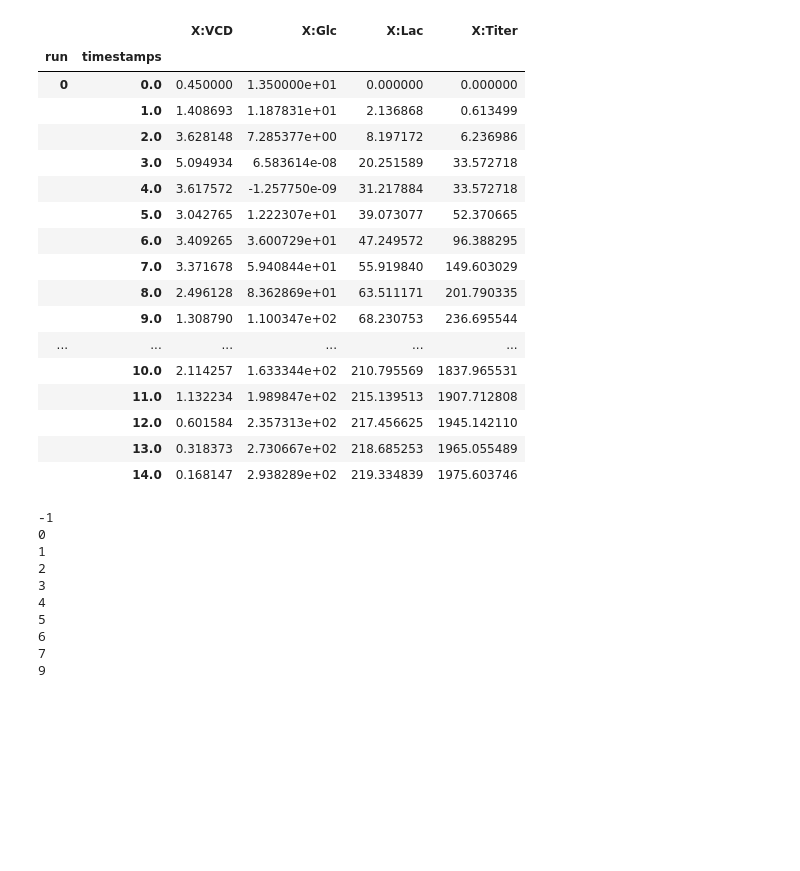
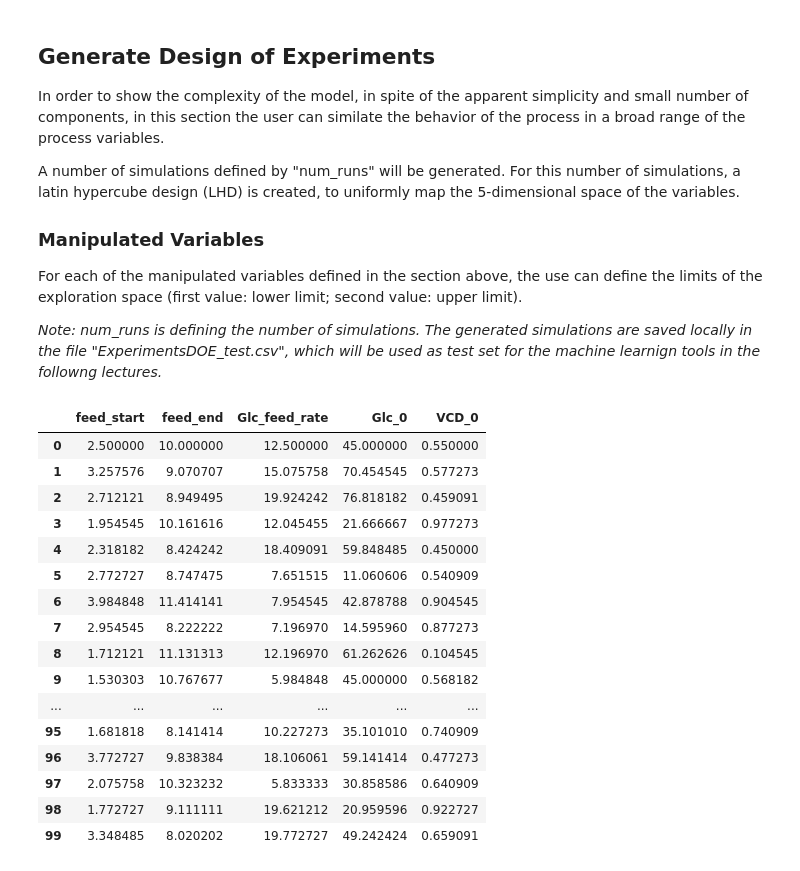
Before and after one commit to japolak/datahow-course-scripts, a Jupyter notebook: scripts/00_Process_Characterization.ipynb, the cells around one changed output. Saved outputs shown, nothing was run; the diff lists cells and outputs as text; code cells hidden in the pictures; blank space fills up the shorter version.

```diff
--- a/scripts/00_Process_Characterization.ipynb
+++ b/scripts/00_Process_Characterization.ipynb
@@ -100,3 +125,15 @@ For creating a DOE file, the following needs to be specified:
+# %% [markdown]
+## Generate Design of Experiments
+
+In order to show the complexity of the model, in spite of the apparent simplicity and small number of components, in this section the user can similate the behavior of the process in a broad range of the process variables.
+
+A number of simulations defined by "num_runs" will be generated. For this number of simulations, a latin hypercube design (LHD) is created, to uniformly map the 5-dimensional space of the variables.
+
+### Manipulated Variables
+
+For each of the manipulated variables defined in the section above, the use can define the limits of the exploration space (first value: lower limit; second value: upper limit).
+
+*Note: num_runs is defining the number of simulations. The generated simulations are saved locally in the file "ExperimentsDOE_test.csv", which will be used as test set for the machine learnign tools in the followng lectures.*
 # %%
 ''' DOE Dataset definition (variable = [lower bound, upper bound]) '''
 # Model parameters
@@ -138,44 +169,29 @@ outputs_std_error = [0,0,0,0,0] # absolute error on [VCD, Glc, Lac, Titer]
 # %%
 ## Define the number of experiments
-num_runs = 10
+num_runs = 100
 ## Define the filename for the dataset
-filename = "mytable_train.csv"
+filename = "OWUExperiments-test.csv"
 # Generate DOE Dataset
 owu = emulator.generate_data(var_lims, num_runs, filename)
-owu = transformations.owu_from_csv("/content/"+filename)
-owu
-# %% [output]
-|  |  | X:VCD | X:Glc | X:Lac | X:Titer |
-| run | timestamps |  |  |  |  |
-| 0 | 0.0 | 0.450000 | 1.350000e+01 | 0.000000 | 0.000000 |
-|  | 1.0 | 1.408693 | 1.187831e+01 | 2.136868 | 0.613499 |
-|  | 2.0 | 3.628148 | 7.285377e+00 | 8.197172 | 6.236986 |
-|  | 3.0 | 5.094934 | 6.583614e-08 | 20.251589 | 33.572718 |
-|  | 4.0 | 3.617572 | -1.257750e-09 | 31.217884 | 33.572718 |
-|  | 5.0 | 3.042765 | 1.222307e+01 | 39.073077 | 52.370665 |
-|  | 6.0 | 3.409265 | 3.600729e+01 | 47.249572 | 96.388295 |
-|  | 7.0 | 3.371678 | 5.940844e+01 | 55.919840 | 149.603029 |
-|  | 8.0 | 2.496128 | 8.362869e+01 | 63.511171 | 201.790335 |
-|  | 9.0 | 1.308790 | 1.100347e+02 | 68.230753 | 236.695544 |
-| ... | ... | ... | ... | ... | ... |
-|  | 10.0 | 2.114257 | 1.633344e+02 | 210.795569 | 1837.965531 |
-|  | 11.0 | 1.132234 | 1.989847e+02 | 215.139513 | 1907.712808 |
-|  | 12.0 | 0.601584 | 2.357313e+02 | 217.456625 | 1945.142110 |
-|  | 13.0 | 0.318373 | 2.730667e+02 | 218.685253 | 1965.055489 |
-|  | 14.0 | 0.168147 | 2.938289e+02 | 219.334839 | 1975.603746 |
-# %%
-owu.groupby("run")
-owu.loc[1]
-for run_ix,run in owu.groupby("run"):
-  print(run_ix)
-# %% [output]
--1
-0
-1
-2
-3
-4
-5
-6
-7
-9
+# %%
+# Read DOE
+doe = pd.read_csv("/content/"+filename.replace(".csv","_doe_scaled.csv"),index_col=None, usecols =["feed_start","feed_end","Glc_feed_rate","Glc_0","VCD_0"])
+doe
+# %% [output]
+|  | feed_start | feed_end | Glc_feed_rate | Glc_0 | VCD_0 |
+| 0 | 2.500000 | 10.000000 | 12.500000 | 45.000000 | 0.550000 |
+| 1 | 3.257576 | 9.070707 | 15.075758 | 70.454545 | 0.577273 |
+| 2 | 2.712121 | 8.949495 | 19.924242 | 76.818182 | 0.459091 |
+| 3 | 1.954545 | 10.161616 | 12.045455 | 21.666667 | 0.977273 |
+| 4 | 2.318182 | 8.424242 | 18.409091 | 59.848485 | 0.450000 |
+| 5 | 2.772727 | 8.747475 | 7.651515 | 11.060606 | 0.540909 |
+| 6 | 3.984848 | 11.414141 | 7.954545 | 42.878788 | 0.904545 |
+| 7 | 2.954545 | 8.222222 | 7.196970 | 14.595960 | 0.877273 |
+| 8 | 1.712121 | 11.131313 | 12.196970 | 61.262626 | 0.104545 |
+| 9 | 1.530303 | 10.767677 | 5.984848 | 45.000000 | 0.568182 |
+| ... | ... | ... | ... | ... | ... |
+| 95 | 1.681818 | 8.141414 | 10.227273 | 35.101010 | 0.740909 |
+| 96 | 3.772727 | 9.838384 | 18.106061 | 59.141414 | 0.477273 |
+| 97 | 2.075758 | 10.323232 | 5.833333 | 30.858586 | 0.640909 |
+| 98 | 1.772727 | 9.111111 | 19.621212 | 20.959596 | 0.922727 |
+| 99 | 3.348485 | 8.020202 | 19.772727 | 49.242424 | 0.659091 |
```
Also changed, not shown: parts of 25 cells of this notebook.
